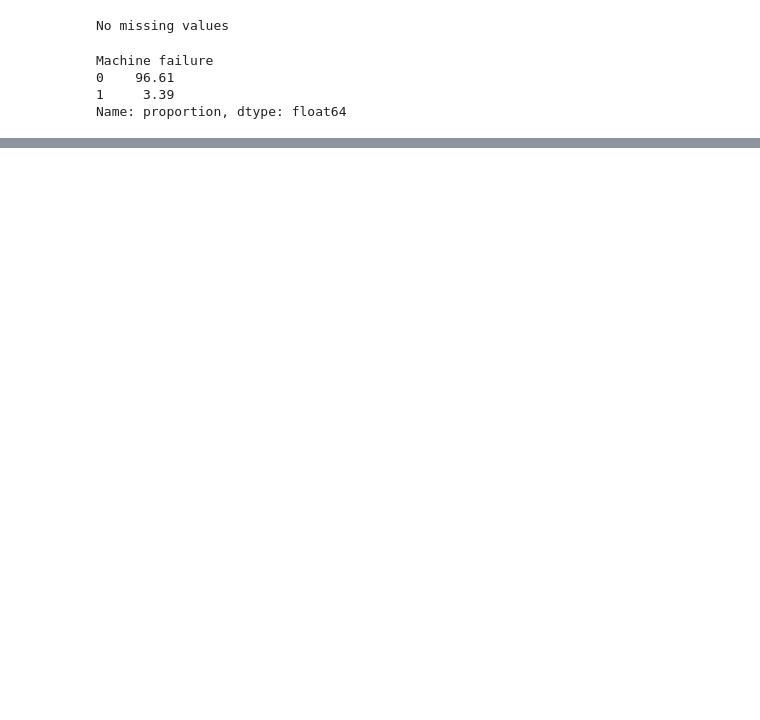
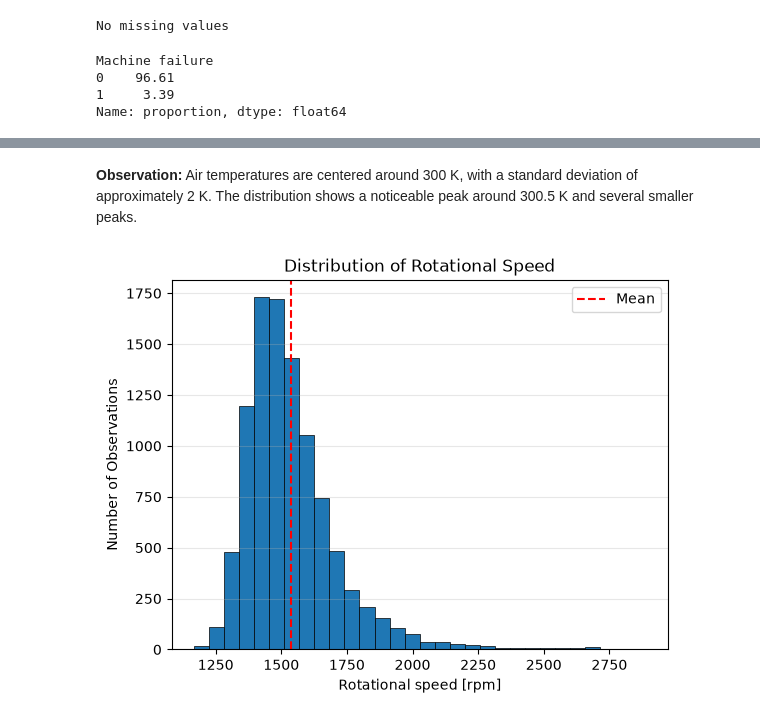
Before and after one commit to ranachikhaoui/predictive-maintenance-ml, a Jupyter notebook: notebooks/01_data_exploration.ipynb, the cells around one changed output, grey strips where cells are left out. Saved outputs shown, nothing was run; the diff lists cells and outputs as text; code cells hidden in the pictures; blank space fills up the shorter version.

```diff
--- a/notebooks/01_data_exploration.ipynb
+++ b/notebooks/01_data_exploration.ipynb
@@ -94,0 +133,19 @@ The dataset is highly imbalanced: 96.61% of observations correspond to normal ma
+# %% [markdown]
+**Observation:** Air temperatures are centered around 300 K, with a standard deviation of approximately 2 K. The distribution shows a noticeable peak around 300.5 K and several smaller peaks.
+# %%
+# Visualize the distribution of rotational speed
+plt.hist(df["Rotational speed [rpm]"],bins=30, edgecolor="black", linewidth=0.5)   #bins: number of intervals used to group the values
+
+plt.title("Distribution of Rotational Speed")
+plt.xlabel("Rotational speed [rpm]")
+plt.ylabel("Number of Observations")
+
+# Mark the mean rotational speed
+plt.axvline(df["Rotational speed [rpm]"].mean(), color="red", linestyle="--", label="Mean")
+
+plt.grid(axis="y", alpha=0.3)
+
+plt.legend()
+plt.show()
+# %% [output]
+[figure, added]
```
Also changed, not shown: parts of 15 cells of this notebook.
